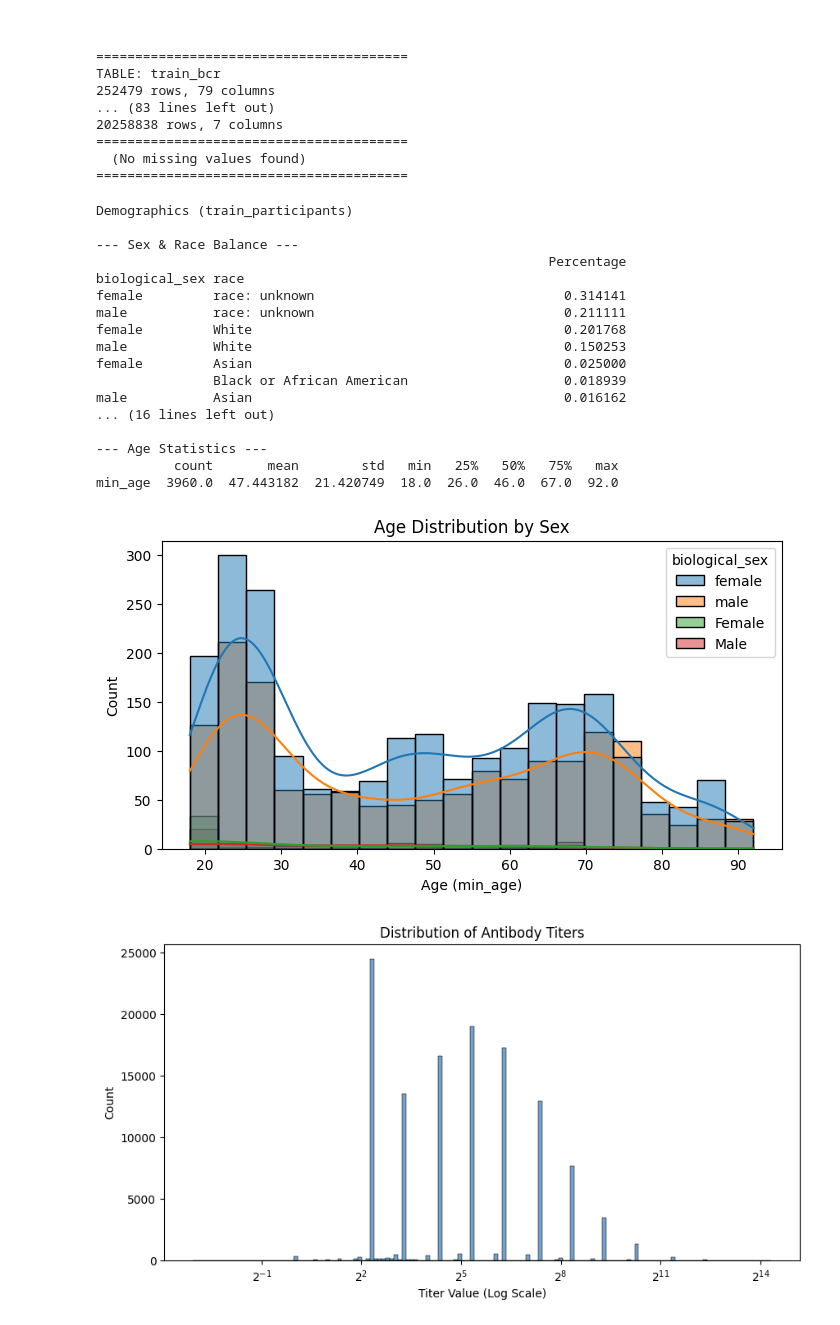
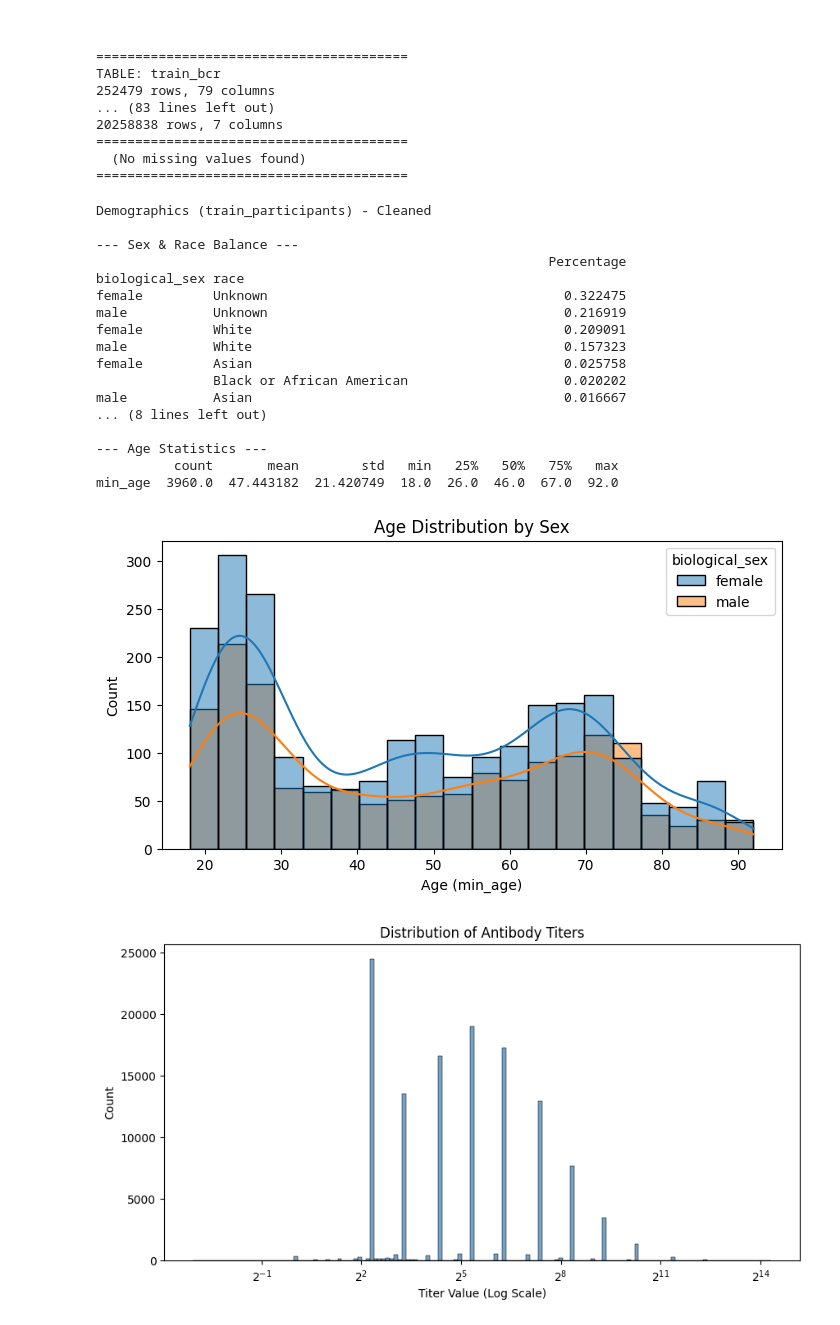
Before and after one commit to DirtyChay/cmi-flu-prediction-challenge, a Jupyter notebook: EDA.ipynb, the cells around one changed output. Drawn from its saved outputs; the diff is of its cells as text; code cells hidden in the pictures.

```diff
--- a/EDA.ipynb
+++ b/EDA.ipynb
@@ -235,38 +235,50 @@ TABLE: train_bcr
   (No missing values found)
 ========================================
 # %%
-print(f"Demographics (train_participants)")
+if 'biological_sex' in train_participants.columns:
+    train_participants['biological_sex'] = train_participants['biological_sex'].str.lower()
+
+if 'race' in train_participants.columns:
+    race_replacements = {
+        'race: unknown': 'Unknown',
+        'race: other': 'Other',
+    }
+
+    train_participants['race'] = train_participants['race'].replace(race_replacements)
+
+print(f"Demographics (train_participants) - Cleaned")
 
 print("\n--- Sex & Race Balance ---")
-print(train_participants[['biological_sex', 'race']].value_counts(normalize=True).to_frame('Percentage'))
+print(train_participants[['biological_sex', 'race']].value_counts(normalize=True).head(15).to_frame('Percentage'))
 
 print("\n--- Age Statistics ---")
 print(train_participants['min_age'].describe().to_frame().T)
 
+# Plot
 plt.figure(figsize=(8, 4))
 sns.histplot(data=train_participants, x='min_age', hue='biological_sex', kde=True, bins=20)
 plt.title("Age Distribution by Sex")
 plt.xlabel("Age (min_age)")
 plt.show()
 # %% [output]
-Demographics (train_participants)
+Demographics (train_participants) - Cleaned
 
 --- Sex & Race Balance ---
                                                           Percentage
 biological_sex race
-female         race: unknown                                0.314141
-male           race: unknown                                0.211111
-female         White                                        0.201768
-male           White                                        0.150253
-female         Asian                                        0.025000
-               Black or African American                    0.018939
-male           Asian                                        0.016162
-... (16 lines left out)
+female         Unknown                                      0.322475
+male           Unknown                                      0.216919
+female         White                                        0.209091
+male           White                                        0.157323
+female         Asian                                        0.025758
+               Black or African American                    0.020202
+male           Asian                                        0.016667
+... (8 lines left out)
 
 --- Age Statistics ---
           count       mean        std   min   25%   50%   75%   max
 min_age  3960.0  47.443182  21.420749  18.0  26.0  46.0  67.0  92.0
-[figure, old version]
+[figure, new version]
 # %%
 train_hai['value'] = pd.to_numeric(train_hai['value'], errors='coerce')
 
```
Also changed, not shown: parts of 2 cells of this notebook.
